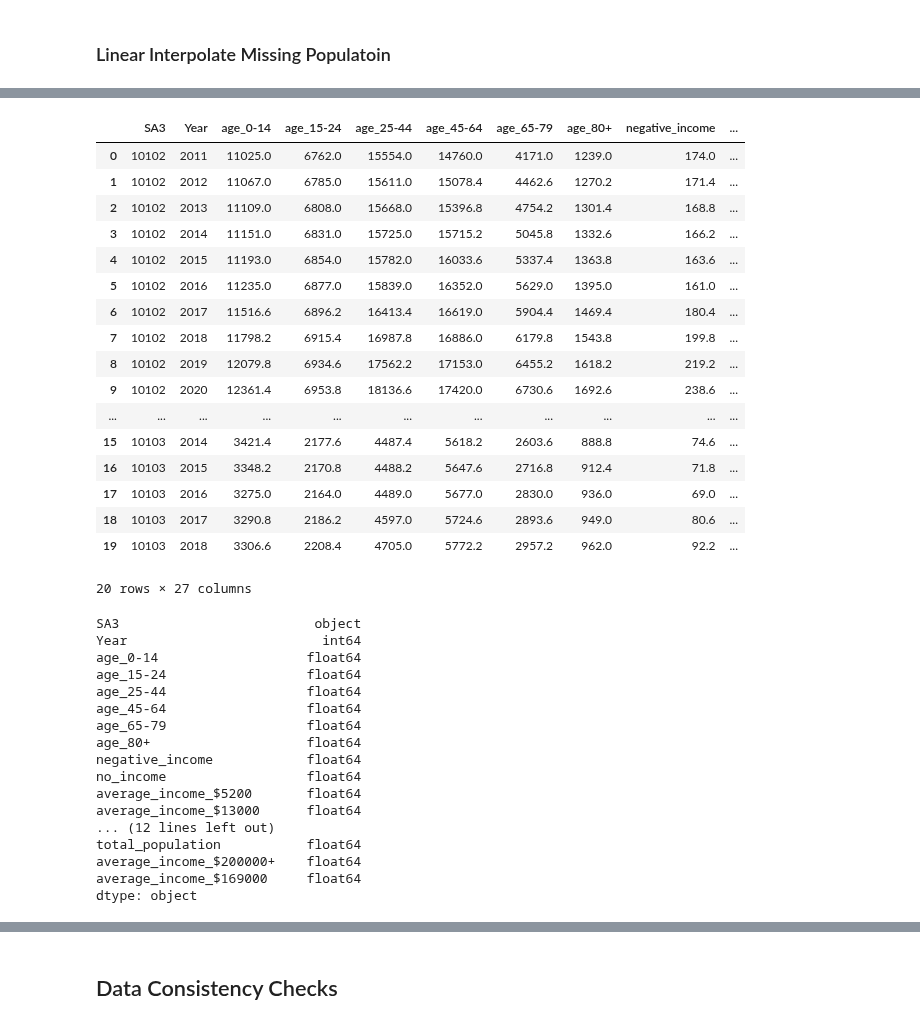
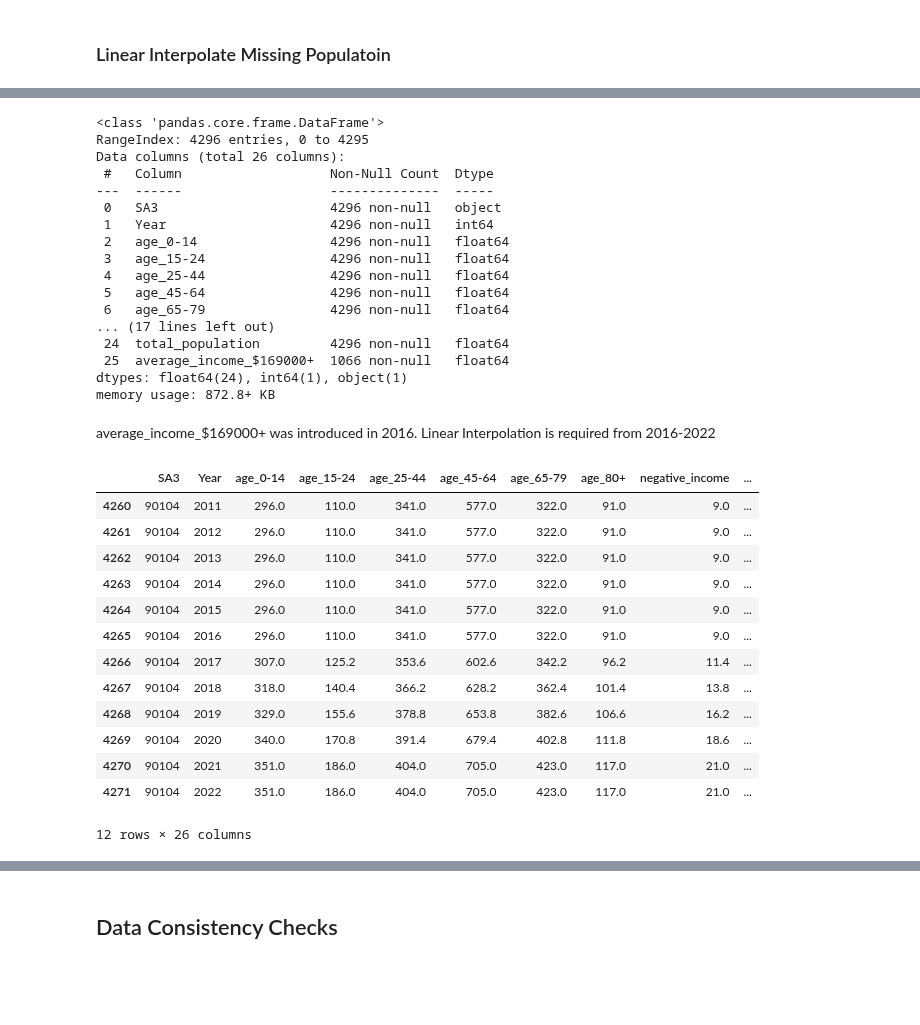
Before and after one commit to jiniep/mbs_analysis, a Jupyter notebook: scripts/5_census_years_imputation.ipynb, the cells around one changed output, grey strips where cells are left out. Saved outputs shown, nothing was run; the diff lists cells and outputs as text; code cells hidden in the pictures; blank space fills up the shorter version.

```diff
--- a/scripts/5_census_years_imputation.ipynb
+++ b/scripts/5_census_years_imputation.ipynb
@@ -463,43 +594,24 @@ df_census_2011_2022_complete = df_census_2011_2022.groupby(
 df_census_2011_2022_complete.reset_index(inplace=True)
 
 # Check the result
-df_census_2011_2022_complete.head(20)
+df_census_2011_2022_complete.info()
 # %% [output]
-|  | SA3 | Year | age_0-14 | age_15-24 | age_25-44 | age_45-64 | age_65-79 | age_80+ | negative_income | ... |
-| 0 | 10102 | 2011 | 11025.0 | 6762.0 | 15554.0 | 14760.0 | 4171.0 | 1239.0 | 174.0 | ... |
-| 1 | 10102 | 2012 | 11067.0 | 6785.0 | 15611.0 | 15078.4 | 4462.6 | 1270.2 | 171.4 | ... |
-| 2 | 10102 | 2013 | 11109.0 | 6808.0 | 15668.0 | 15396.8 | 4754.2 | 1301.4 | 168.8 | ... |
-| 3 | 10102 | 2014 | 11151.0 | 6831.0 | 15725.0 | 15715.2 | 5045.8 | 1332.6 | 166.2 | ... |
-| 4 | 10102 | 2015 | 11193.0 | 6854.0 | 15782.0 | 16033.6 | 5337.4 | 1363.8 | 163.6 | ... |
-| 5 | 10102 | 2016 | 11235.0 | 6877.0 | 15839.0 | 16352.0 | 5629.0 | 1395.0 | 161.0 | ... |
-| 6 | 10102 | 2017 | 11516.6 | 6896.2 | 16413.4 | 16619.0 | 5904.4 | 1469.4 | 180.4 | ... |
-| 7 | 10102 | 2018 | 11798.2 | 6915.4 | 16987.8 | 16886.0 | 6179.8 | 1543.8 | 199.8 | ... |
-| 8 | 10102 | 2019 | 12079.8 | 6934.6 | 17562.2 | 17153.0 | 6455.2 | 1618.2 | 219.2 | ... |
-| 9 | 10102 | 2020 | 12361.4 | 6953.8 | 18136.6 | 17420.0 | 6730.6 | 1692.6 | 238.6 | ... |
-| ... | ... | ... | ... | ... | ... | ... | ... | ... | ... | ... |
-| 15 | 10103 | 2014 | 3421.4 | 2177.6 | 4487.4 | 5618.2 | 2603.6 | 888.8 | 74.6 | ... |
-| 16 | 10103 | 2015 | 3348.2 | 2170.8 | 4488.2 | 5647.6 | 2716.8 | 912.4 | 71.8 | ... |
-| 17 | 10103 | 2016 | 3275.0 | 2164.0 | 4489.0 | 5677.0 | 2830.0 | 936.0 | 69.0 | ... |
-| 18 | 10103 | 2017 | 3290.8 | 2186.2 | 4597.0 | 5724.6 | 2893.6 | 949.0 | 80.6 | ... |
-| 19 | 10103 | 2018 | 3306.6 | 2208.4 | 4705.0 | 5772.2 | 2957.2 | 962.0 | 92.2 | ... |
-20 rows × 27 columns
+<class 'pandas.core.frame.DataFrame'>
+RangeIndex: 4296 entries, 0 to 4295
+Data columns (total 26 columns):
+ #   Column                   Non-Null Count  Dtype
+---  ------                   --------------  -----
+ 0   SA3                      4296 non-null   object
+ 1   Year                     4296 non-null   int64
+ 2   age_0-14                 4296 non-null   float64
+ 3   age_15-24                4296 non-null   float64
+ 4   age_25-44                4296 non-null   float64
+ 5   age_45-64                4296 non-null   float64
+ 6   age_65-79                4296 non-null   float64
+... (17 lines left out)
+ 24  total_population         4296 non-null   float64
+ 25  average_income_$169000+  1066 non-null   float64
+dtypes: float64(24), int64(1), object(1)
+memory usage: 872.8+ KB
-# %%
-df_census_2011_2022_complete.dtypes
-# %% [output]
-SA3                         object
-Year                         int64
-age_0-14                   float64
-age_15-24                  float64
-age_25-44                  float64
-age_45-64                  float64
-age_65-79                  float64
-age_80+                    float64
-negative_income            float64
-no_income                  float64
-average_income_$5200       float64
-average_income_$13000      float64
-... (12 lines left out)
-total_population           float64
-average_income_$200000+    float64
-average_income_$169000     float64
-dtype: object
+# %% [markdown]
+average_income_$169000+ was introduced in 2016. Linear Interpolation is required from 2016-2022
@@ -505,0 +636,17 @@ dtype: object
+# %%
+df_census_2011_2022_complete[df_census_2011_2022_complete["SA3"].isin(["90104"])]
+# %% [output]
+|  | SA3 | Year | age_0-14 | age_15-24 | age_25-44 | age_45-64 | age_65-79 | age_80+ | negative_income | ... |
+| 4260 | 90104 | 2011 | 296.0 | 110.0 | 341.0 | 577.0 | 322.0 | 91.0 | 9.0 | ... |
+| 4261 | 90104 | 2012 | 296.0 | 110.0 | 341.0 | 577.0 | 322.0 | 91.0 | 9.0 | ... |
+| 4262 | 90104 | 2013 | 296.0 | 110.0 | 341.0 | 577.0 | 322.0 | 91.0 | 9.0 | ... |
+| 4263 | 90104 | 2014 | 296.0 | 110.0 | 341.0 | 577.0 | 322.0 | 91.0 | 9.0 | ... |
+| 4264 | 90104 | 2015 | 296.0 | 110.0 | 341.0 | 577.0 | 322.0 | 91.0 | 9.0 | ... |
+| 4265 | 90104 | 2016 | 296.0 | 110.0 | 341.0 | 577.0 | 322.0 | 91.0 | 9.0 | ... |
+| 4266 | 90104 | 2017 | 307.0 | 125.2 | 353.6 | 602.6 | 342.2 | 96.2 | 11.4 | ... |
+| 4267 | 90104 | 2018 | 318.0 | 140.4 | 366.2 | 628.2 | 362.4 | 101.4 | 13.8 | ... |
+| 4268 | 90104 | 2019 | 329.0 | 155.6 | 378.8 | 653.8 | 382.6 | 106.6 | 16.2 | ... |
+| 4269 | 90104 | 2020 | 340.0 | 170.8 | 391.4 | 679.4 | 402.8 | 111.8 | 18.6 | ... |
+| 4270 | 90104 | 2021 | 351.0 | 186.0 | 404.0 | 705.0 | 423.0 | 117.0 | 21.0 | ... |
+| 4271 | 90104 | 2022 | 351.0 | 186.0 | 404.0 | 705.0 | 423.0 | 117.0 | 21.0 | ... |
+12 rows × 26 columns
```
Also changed, not shown: parts of 27 cells of this notebook, 4 other files.
